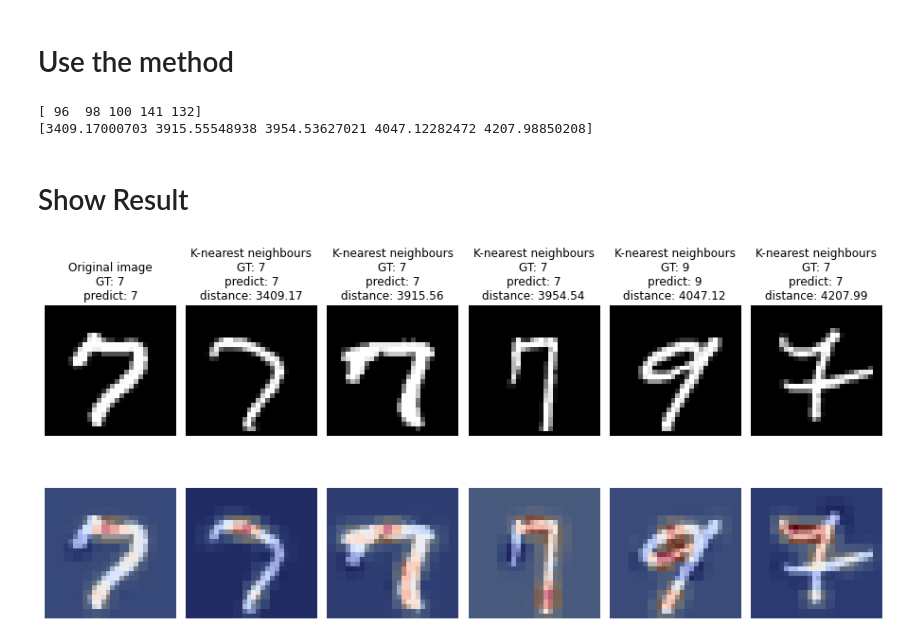
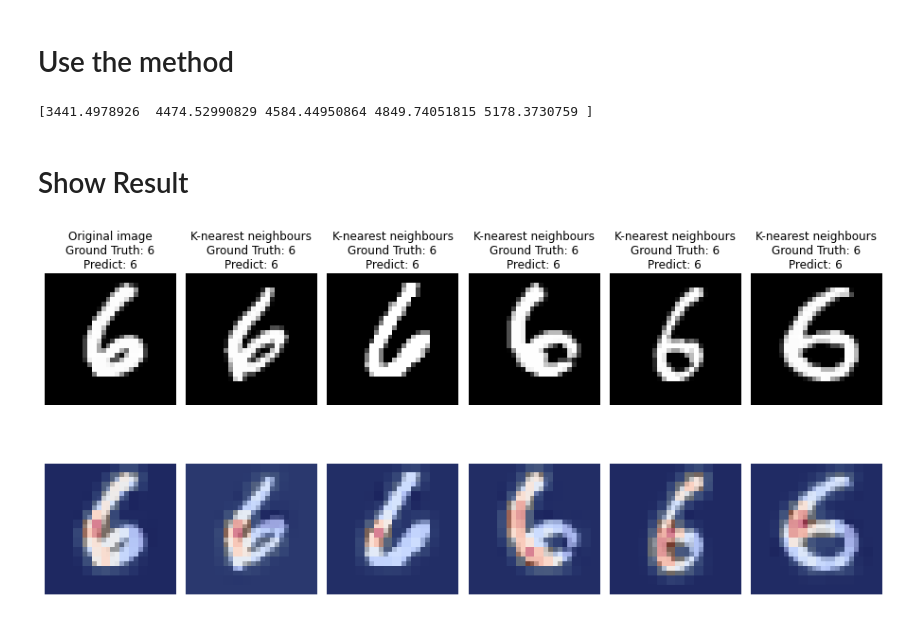
Before and after one commit to AdelinCO/twin-system, a Jupyter notebook: 2ndCBE_ANN_MNIST.ipynb, the cells around one changed output. Saved outputs shown, nothing was run; the diff lists cells and outputs as text; code cells hidden in the pictures.

```diff
--- a/2ndCBE_ANN_MNIST.ipynb
+++ b/2ndCBE_ANN_MNIST.ipynb
@@ -50,0 +40,13 @@ labels_list = np.array(labels_list)
+# %%
+images_tr = [elem[0] for elem in ds_train.as_numpy_iterator()]
+labels = [elem[1] for elem in ds_train.as_numpy_iterator()]
+images_tr = np.stack(images_tr[:150])
+labels = np.array(labels)
+
+image_list = [elem[0] for elem in ds_test.as_numpy_iterator()]
+labels_list = [elem[1] for elem in ds_test.as_numpy_iterator()]
+image_list = np.stack(image_list)
+labels_list = np.array(labels_list)
+
+targets_train = model.predict(images_tr)
+reduced_targets_train = targets_train[:150]
@@ -51,8 +59,9 @@ labels_list = np.array(labels_list)
 # %% [markdown]
 # Select input
 # %%
-indice_input = 3
+indice_input = 9
 inputs = image_list[indice_input]
+
 plt.imshow(inputs, cmap='gray')
 plt.show()
 
@@ -227,20 +292,21 @@ weights_extraction_function = Occlusion(model,patch_size=(4, 4), patch_stride=(2
 distance_function = DistanceMetric.get_metric('euclidean')
 
 explainer = CaseBasedExplainer(model,
-                               images_tr[:150],
+                               images_tr,
+                               targets_train,
                                distance_function = distance_function,
-                               weights_extraction_function = weights_extraction_function)
+                               weights_extraction_function = weights_extraction_function,
+                               k = 5)
 # %%
-explanation_dist, explanation_id, weight = explainer.explain(inputs, targets,5)
-print(explanation_id)
-print(explanation_dist)
+examples, examples_dist, weight = explainer.explain(inputs, targets)
+#print(examples)
+print(examples_dist)
 #print(weight)
 # %% [output]
-[ 96  98 100 141 132]
-[3409.17000703 3915.55548938 3954.53627021 4047.12282472 4207.98850208]
+[3441.4978926  4474.52990829 4584.44950864 4849.74051815 5178.3730759 ]
 # %% [markdown]
 # Show Result
 # %%
-explainer.showResult(explanation_id, explanation_dist, weight, indice_input, labels, labels_list)
+explainer.showResult(inputs, examples_dist, weight, indice_input, labels, labels_list)
 # %% [output]
-[figure, old version]
+[figure, new version]
```
Also changed, not shown: parts of 6 cells of this notebook, 1 other file.
